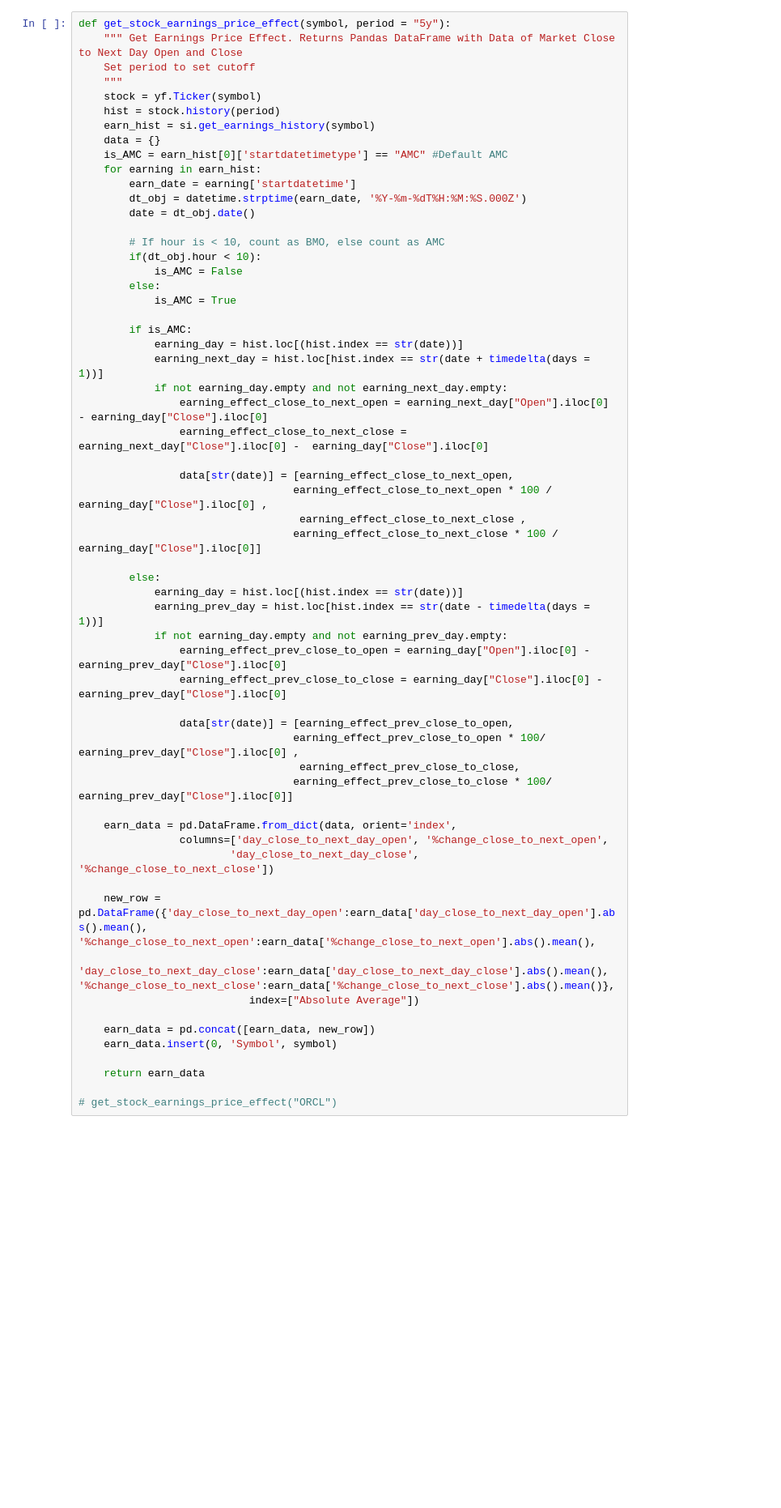
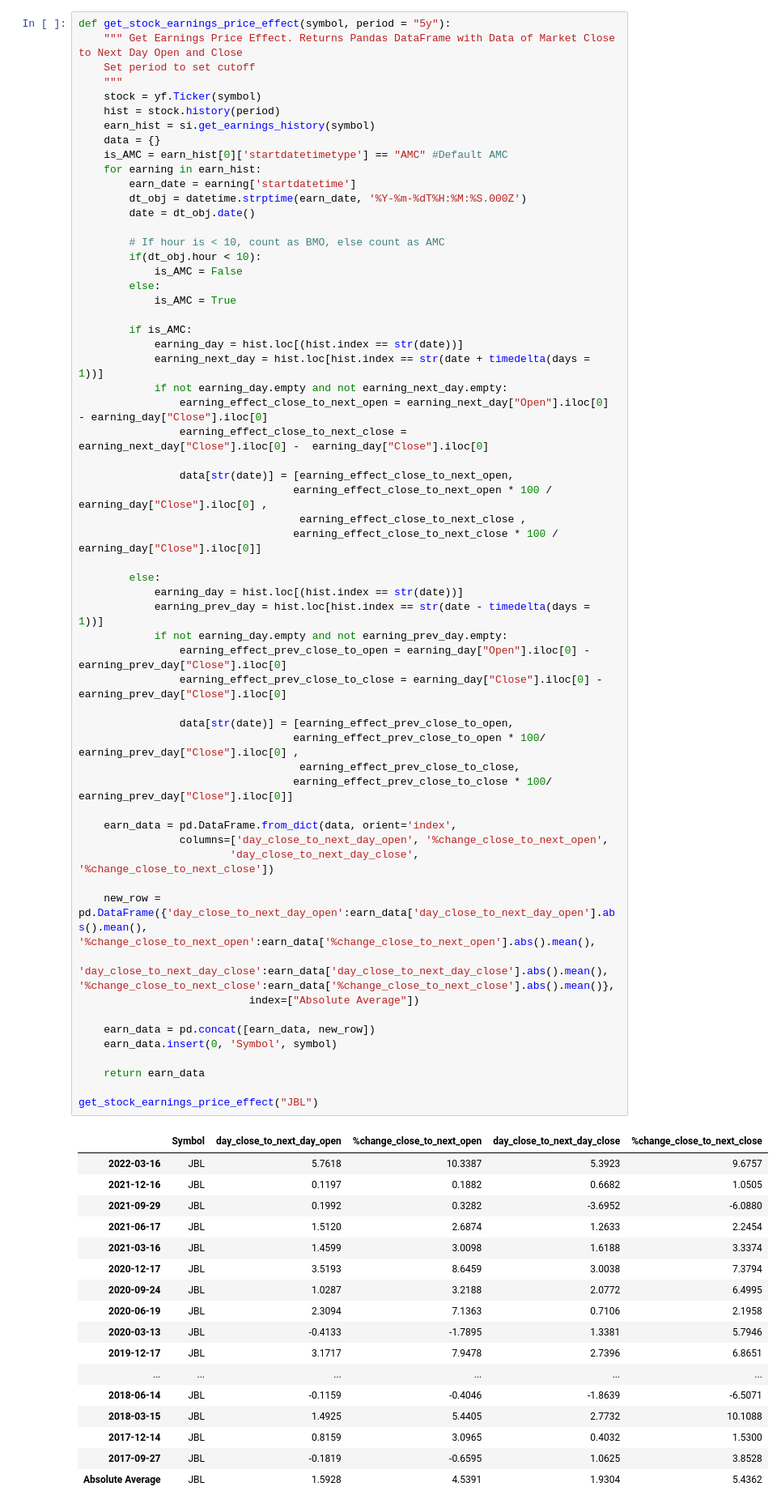
Before and after one commit to woojuyim/earningstrats, a Jupyter notebook: draft.ipynb, the cells around one changed output. Shown at 81% size. Saved outputs shown, nothing was run; the diff lists cells and outputs as text; blank space fills up the shorter version.

```diff
--- a/draft.ipynb
+++ b/draft.ipynb
@@ -251,34 +256,52 @@ def get_stock_earnings_price_effect(symbol, period = "5y"):
                 data[str(date)] = [earning_effect_close_to_next_open,
                                   earning_effect_close_to_next_open * 100 / earning_day["Close"].iloc[0] ,
                                    earning_effect_close_to_next_close ,
                                   earning_effect_close_to_next_close * 100 / earning_day["Close"].iloc[0]]
 
         else:
             earning_day = hist.loc[(hist.index == str(date))]
             earning_prev_day = hist.loc[hist.index == str(date - timedelta(days = 1))]
             if not earning_day.empty and not earning_prev_day.empty:
                 earning_effect_prev_close_to_open = earning_day["Open"].iloc[0] -  earning_prev_day["Close"].iloc[0]
                 earning_effect_prev_close_to_close = earning_day["Close"].iloc[0] -  earning_prev_day["Close"].iloc[0]
 
                 data[str(date)] = [earning_effect_prev_close_to_open,
                                   earning_effect_prev_close_to_open * 100/ earning_prev_day["Close"].iloc[0] ,
                                    earning_effect_prev_close_to_close,
                                   earning_effect_prev_close_to_close * 100/ earning_prev_day["Close"].iloc[0]]
 
     earn_data = pd.DataFrame.from_dict(data, orient='index',
                 columns=['day_close_to_next_day_open', '%change_close_to_next_open',
                         'day_close_to_next_day_close', '%change_close_to_next_close'])
 
     new_row = pd.DataFrame({'day_close_to_next_day_open':earn_data['day_close_to_next_day_open'].abs().mean(), '%change_close_to_next_open':earn_data['%change_close_to_next_open'].abs().mean(),
                             'day_close_to_next_day_close':earn_data['day_close_to_next_day_close'].abs().mean(), '%change_close_to_next_close':earn_data['%change_close_to_next_close'].abs().mean()},
                            index=["Absolute Average"])
 
     earn_data = pd.concat([earn_data, new_row])
     earn_data.insert(0, 'Symbol', symbol)
 
     return earn_data
 
-# get_stock_earnings_price_effect("ORCL")
+get_stock_earnings_price_effect("JBL")
+# %% [output]
+|  | Symbol | day_close_to_next_day_open | %change_close_to_next_open | day_close_to_next_day_close | %change_close_to_next_close |
+| 2022-03-16 | JBL | 5.7618 | 10.3387 | 5.3923 | 9.6757 |
+| 2021-12-16 | JBL | 0.1197 | 0.1882 | 0.6682 | 1.0505 |
+| 2021-09-29 | JBL | 0.1992 | 0.3282 | -3.6952 | -6.0880 |
+| 2021-06-17 | JBL | 1.5120 | 2.6874 | 1.2633 | 2.2454 |
+| 2021-03-16 | JBL | 1.4599 | 3.0098 | 1.6188 | 3.3374 |
+| 2020-12-17 | JBL | 3.5193 | 8.6459 | 3.0038 | 7.3794 |
+| 2020-09-24 | JBL | 1.0287 | 3.2188 | 2.0772 | 6.4995 |
+| 2020-06-19 | JBL | 2.3094 | 7.1363 | 0.7106 | 2.1958 |
+| 2020-03-13 | JBL | -0.4133 | -1.7895 | 1.3381 | 5.7946 |
+| 2019-12-17 | JBL | 3.1717 | 7.9478 | 2.7396 | 6.8651 |
+| ... | ... | ... | ... | ... | ... |
+| 2018-06-14 | JBL | -0.1159 | -0.4046 | -1.8639 | -6.5071 |
+| 2018-03-15 | JBL | 1.4925 | 5.4405 | 2.7732 | 10.1088 |
+| 2017-12-14 | JBL | 0.8159 | 3.0965 | 0.4032 | 1.5300 |
+| 2017-09-27 | JBL | -0.1819 | -0.6595 | 1.0625 | 3.8528 |
+| Absolute Average | JBL | 1.5928 | 4.5391 | 1.9304 | 5.4362 |
 # %%
 def get_stocks_with_weekly_options():
     """ Returns set of all stocks with weekly options"""
```
Also changed, not shown: parts of 3 cells of this notebook, 7 other files.
